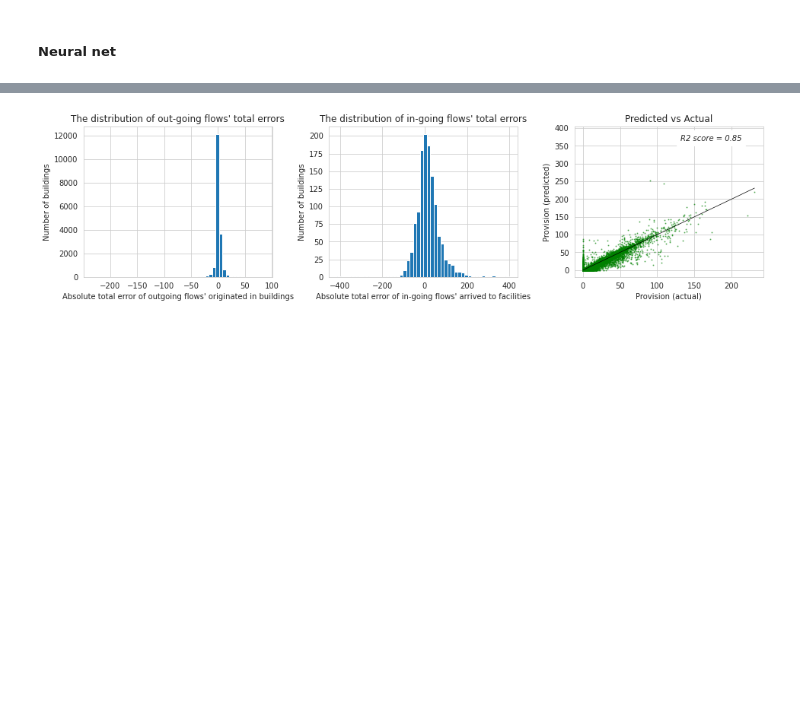
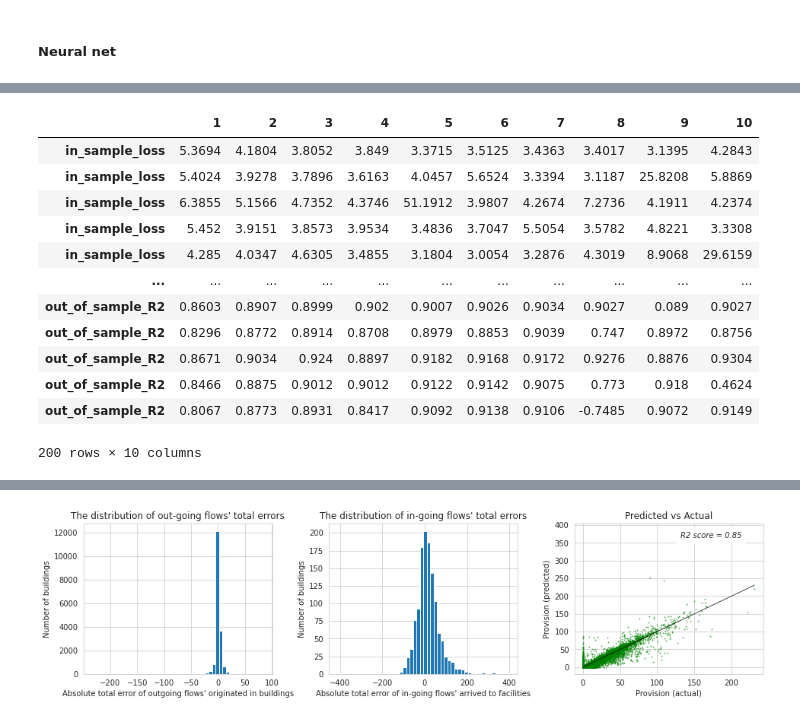
Before and after one commit to RitaMargari/urban-facilities-provision, a Jupyter notebook: main.ipynb, the cells around one changed output, grey strips where cells are left out. Saved outputs shown, nothing was run; the diff lists cells and outputs as text; code cells hidden in the pictures; blank space fills up the shorter version.

```diff
--- a/main.ipynb
+++ b/main.ipynb
@@ -486,0 +531,16 @@ def perform_experiments(models, dataset, metric_output_file, iter=1, num_folds=5
+# %%
+dcgm_balancing_layers
+# %% [output]
+|  | 1 | 2 | 3 | 4 | 5 | 6 | 7 | 8 | 9 | 10 |
+| in_sample_loss | 5.3694 | 4.1804 | 3.8052 | 3.849 | 3.3715 | 3.5125 | 3.4363 | 3.4017 | 3.1395 | 4.2843 |
+| in_sample_loss | 5.4024 | 3.9278 | 3.7896 | 3.6163 | 4.0457 | 5.6524 | 3.3394 | 3.1187 | 25.8208 | 5.8869 |
+| in_sample_loss | 6.3855 | 5.1566 | 4.7352 | 4.3746 | 51.1912 | 3.9807 | 4.2674 | 7.2736 | 4.1911 | 4.2374 |
+| in_sample_loss | 5.452 | 3.9151 | 3.8573 | 3.9534 | 3.4836 | 3.7047 | 5.5054 | 3.5782 | 4.8221 | 3.3308 |
+| in_sample_loss | 4.285 | 4.0347 | 4.6305 | 3.4855 | 3.1804 | 3.0054 | 3.2876 | 4.3019 | 8.9068 | 29.6159 |
+| ... | ... | ... | ... | ... | ... | ... | ... | ... | ... | ... |
+| out_of_sample_R2 | 0.8603 | 0.8907 | 0.8999 | 0.902 | 0.9007 | 0.9026 | 0.9034 | 0.9027 | 0.089 | 0.9027 |
+| out_of_sample_R2 | 0.8296 | 0.8772 | 0.8914 | 0.8708 | 0.8979 | 0.8853 | 0.9039 | 0.747 | 0.8972 | 0.8756 |
+| out_of_sample_R2 | 0.8671 | 0.9034 | 0.924 | 0.8897 | 0.9182 | 0.9168 | 0.9172 | 0.9276 | 0.8876 | 0.9304 |
+| out_of_sample_R2 | 0.8466 | 0.8875 | 0.9012 | 0.9012 | 0.9122 | 0.9142 | 0.9075 | 0.773 | 0.918 | 0.4624 |
+| out_of_sample_R2 | 0.8067 | 0.8773 | 0.8931 | 0.8417 | 0.9092 | 0.9138 | 0.9106 | -0.7485 | 0.9072 | 0.9149 |
+200 rows × 10 columns
```
Also changed, not shown: parts of 19 cells of this notebook.
